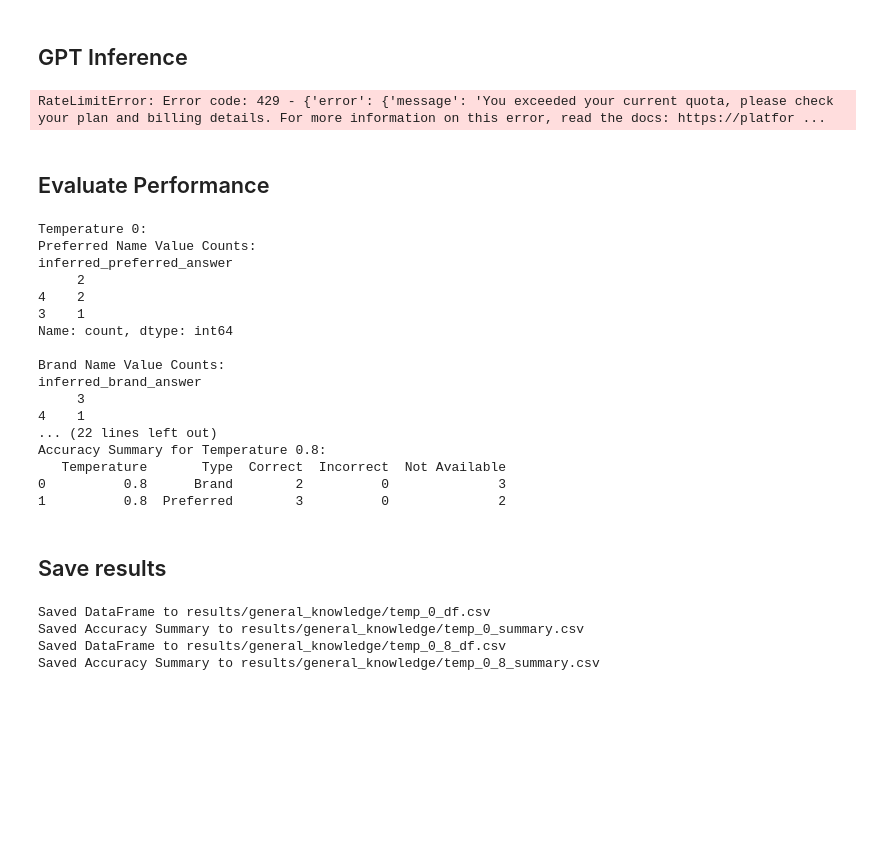
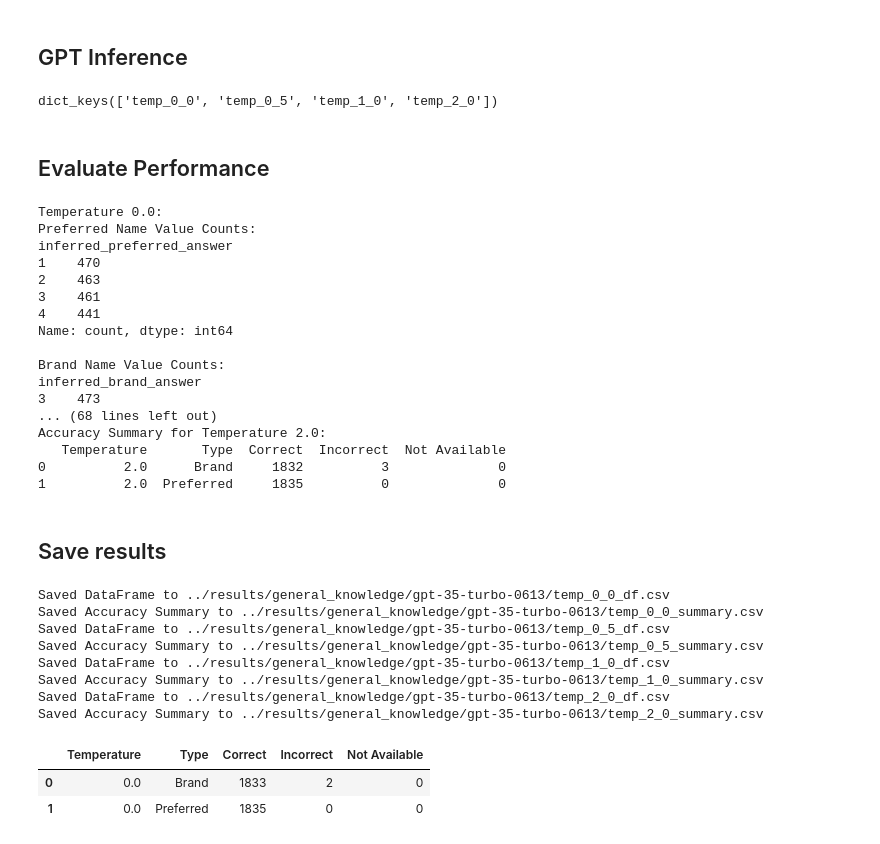
Before and after one commit to BittermanLab/OncoRABBITS, a Jupyter notebook: src/general_knowledge.ipynb, the cells around one changed output. Drawn from its saved outputs; the diff is of its cells as text; code cells hidden in the pictures; blank space fills up the shorter version.

Commit message:
general knowledge gpt 3.5

```diff
--- a/src/general_knowledge.ipynb
+++ b/src/general_knowledge.ipynb
@@ -315,5 +315,10 @@ print(
 # %%
 SYS_PROMPT = "You are an AI assistant answering multiple choice questions. You must only answer the questions using only the corresponding numbers for the answer."
 SERVICE = "openai"
-ENGINE = "gpt-35-turbo-0613"  # "gpt4-turbo"
+# ENGINE = "gpt-35-turbo-0613"
+ENGINE = "gpt4-turbo"
 temperatures = [0.0, 0.5, 1.0, 2.0]
+DEBUG = False
+
+if DEBUG:
+    filtered_final_df_with_qa = filtered_final_df_with_qa.head()
@@ -354,6 +356,7 @@ for temp in temperatures:
             user_prompt=brand_question,
             system_prompt=SYS_PROMPT,
             service=SERVICE,
+            engine=ENGINE,
             temperature=temp,
             max_tokens=1,
             full_response=True,
@@ -386,11 +389,8 @@ for temp in temperatures:
 
 # Print keys in the dictionary
 print(temperature_dfs.keys())
-
-# Preview the DataFrame for a temperature
-temperature_dfs["temp_0_8"]
 # %% [output]
-RateLimitError: Error code: 429 - {'error': {'message': 'You exceeded your current quota, please check your plan and billing details. For more information on this error, read the docs: https://platfor ...
+dict_keys(['temp_0_0', 'temp_0_5', 'temp_1_0', 'temp_2_0'])
 # %% [markdown]
 ## Evaluate Performance
 # %%
@@ -471,39 +471,54 @@ for temp in temperatures:
     print(f"\nAccuracy Summary for Temperature {temp}:")
     print(accuracy_summary_df)
 # %% [output]
-Temperature 0:
+Temperature 0.0:
 Preferred Name Value Counts:
 inferred_preferred_answer
-     2
-4    2
-3    1
+1    470
+2    463
+3    461
+4    441
 Name: count, dtype: int64
 
 Brand Name Value Counts:
 inferred_brand_answer
-     3
-4    1
-... (22 lines left out)
-Accuracy Summary for Temperature 0.8:
+3    473
+... (68 lines left out)
+Accuracy Summary for Temperature 2.0:
    Temperature       Type  Correct  Incorrect  Not Available
-0          0.8      Brand        2          0              3
-1          0.8  Preferred        3          0              2
+0          2.0      Brand     1832          3              0
+1          2.0  Preferred     1835          0              0
 # %% [markdown]
 ## Save results
 # %%
 for temp_key, temp_df in temperature_dfs.items():
     # Save the temperature-specific DataFrame
     temp_df_filename = os.path.join(output_dir, ENGINE, f"{temp_key}_df.csv")
+    if not os.path.exists(os.path.join(output_dir, ENGINE)):
+        os.makedirs(os.path.join(output_dir, ENGINE))
     temp_df.to_csv(temp_df_filename, index=False)
     print(f"Saved DataFrame to {temp_df_filename}")
 
     # Save the accuracy summary DataFrame
     summary_df = temperature_accuracy_summaries[temp_key]
+    if not os.path.exists(os.path.join(output_dir, ENGINE)):
+        os.makedirs(os.path.join(output_dir, ENGINE))
     summary_df_filename = os.path.join(output_dir, ENGINE, f"{temp_key}_summary.csv")
     summary_df.to_csv(summary_df_filename, index=False)
     print(f"Saved Accuracy Summary to {summary_df_filename}")
 # %% [output]
-Saved DataFrame to results/general_knowledge/temp_0_df.csv
-Saved Accuracy Summary to results/general_knowledge/temp_0_summary.csv
-Saved DataFrame to results/general_knowledge/temp_0_8_df.csv
-Saved Accuracy Summary to results/general_knowledge/temp_0_8_summary.csv
+Saved DataFrame to ../results/general_knowledge/gpt-35-turbo-0613/temp_0_0_df.csv
+Saved Accuracy Summary to ../results/general_knowledge/gpt-35-turbo-0613/temp_0_0_summary.csv
+Saved DataFrame to ../results/general_knowledge/gpt-35-turbo-0613/temp_0_5_df.csv
+Saved Accuracy Summary to ../results/general_knowledge/gpt-35-turbo-0613/temp_0_5_summary.csv
+Saved DataFrame to ../results/general_knowledge/gpt-35-turbo-0613/temp_1_0_df.csv
+Saved Accuracy Summary to ../results/general_knowledge/gpt-35-turbo-0613/temp_1_0_summary.csv
+Saved DataFrame to ../results/general_knowledge/gpt-35-turbo-0613/temp_2_0_df.csv
+Saved Accuracy Summary to ../results/general_knowledge/gpt-35-turbo-0613/temp_2_0_summary.csv
+# %%
+# check the output of example temperature accuracy summary
+temperature_accuracy_summaries["temp_0_0"]
+# %% [output]
+|  | Temperature | Type | Correct | Incorrect | Not Available |
+| 0 | 0.0 | Brand | 1833 | 2 | 0 |
+| 1 | 0.0 | Preferred | 1835 | 0 | 0 |
```
Also changed, not shown: parts of 3 cells of this notebook, 10 other files.
